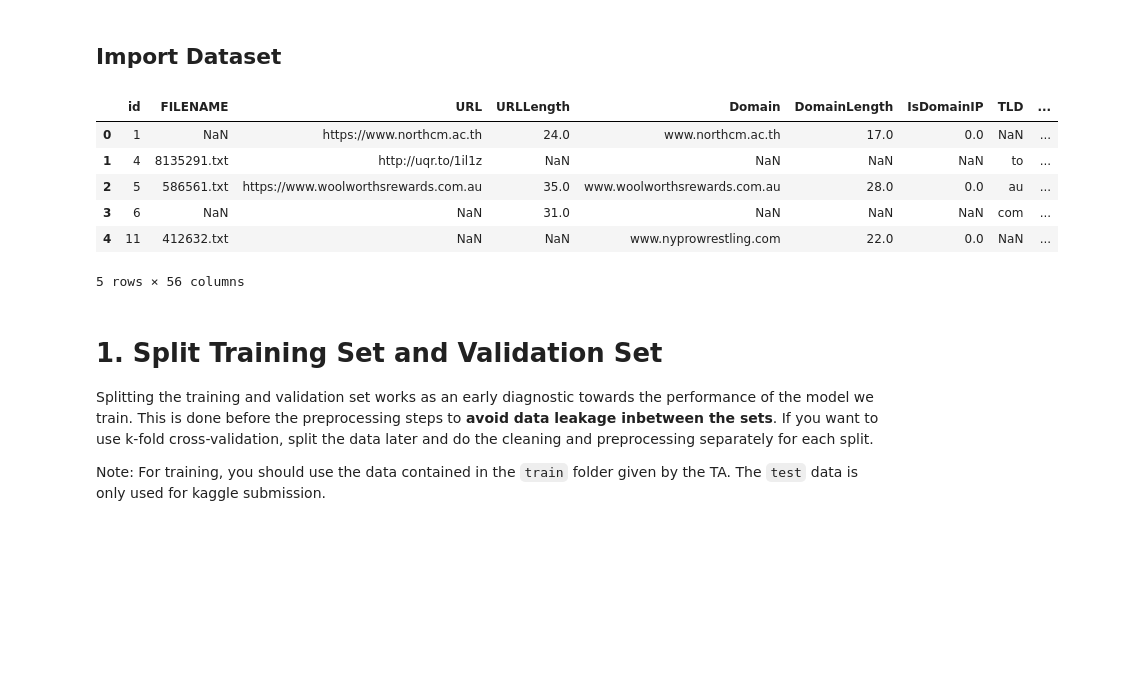
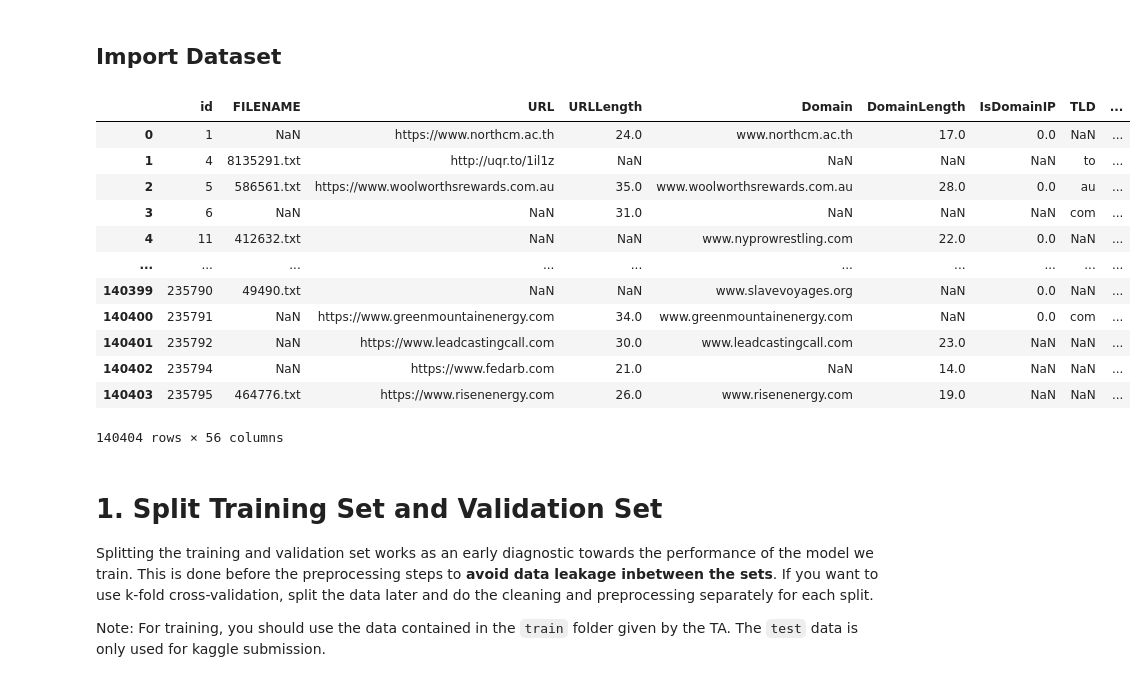
Before and after one commit to rickywijayaaa/Tubes2DAI, a Jupyter notebook: IF3070_DAI___Tugas_Besar_2_Notebook_Template.ipynb, the cells around one changed output. Drawn from its saved outputs; the diff is of its cells as text; code cells hidden in the pictures; blank space fills up the shorter version.

```diff
--- a/IF3070_DAI___Tugas_Besar_2_Notebook_Template.ipynb
+++ b/IF3070_DAI___Tugas_Besar_2_Notebook_Template.ipynb
@@ -28,19 +28,25 @@ from urllib.parse import urlparse
 # %%
 # Example of reading a csv file from a gdrive link
 
 # Take the file id from the gdrive file url
 # https://drive.google.com/file/d/1ZUtiaty9RPXhpz5F2Sy3dFPHF4YIt5iU/view?usp=sharing => The file id is 1ZUtiaty9RPXhpz5F2Sy3dFPHF4YIt5iU
 # and then put it in this format:
 # https://drive.google.com/uc?id={file_id}
 # Don't forget to change the access to public
 
 df = pd.read_csv('train.csv')
-df.head()
+df
 # %% [output]
 |  | id | FILENAME | URL | URLLength | Domain | DomainLength | IsDomainIP | TLD | ... |
 | 0 | 1 | NaN | https://www.northcm.ac.th | 24.0 | www.northcm.ac.th | 17.0 | 0.0 | NaN | ... |
 | 1 | 4 | 8135291.txt | http://uqr.to/1il1z | NaN | NaN | NaN | NaN | to | ... |
 | 2 | 5 | 586561.txt | https://www.woolworthsrewards.com.au | 35.0 | www.woolworthsrewards.com.au | 28.0 | 0.0 | au | ... |
 | 3 | 6 | NaN | NaN | 31.0 | NaN | NaN | NaN | com | ... |
 | 4 | 11 | 412632.txt | NaN | NaN | www.nyprowrestling.com | 22.0 | 0.0 | NaN | ... |
+| ... | ... | ... | ... | ... | ... | ... | ... | ... | ... |
+| 140399 | 235790 | 49490.txt | NaN | NaN | www.slavevoyages.org | NaN | 0.0 | NaN | ... |
+| 140400 | 235791 | NaN | https://www.greenmountainenergy.com | 34.0 | www.greenmountainenergy.com | NaN | 0.0 | com | ... |
+| 140401 | 235792 | NaN | https://www.leadcastingcall.com | 30.0 | www.leadcastingcall.com | 23.0 | NaN | NaN | ... |
+| 140402 | 235794 | NaN | https://www.fedarb.com | 21.0 | NaN | 14.0 | NaN | NaN | ... |
+| 140403 | 235795 | 464776.txt | https://www.risenenergy.com | 26.0 | www.risenenergy.com | 19.0 | NaN | NaN | ... |
-5 rows × 56 columns
+140404 rows × 56 columns
```
Also changed, not shown: parts of 11 cells of this notebook, 4 other files.
